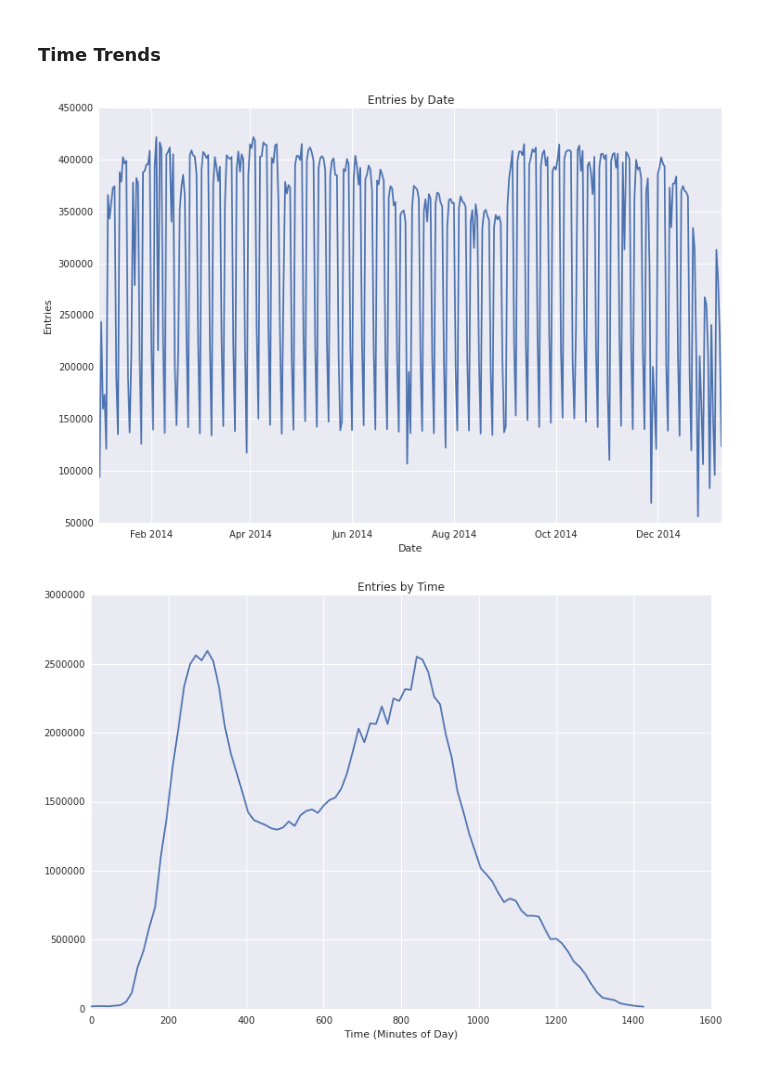
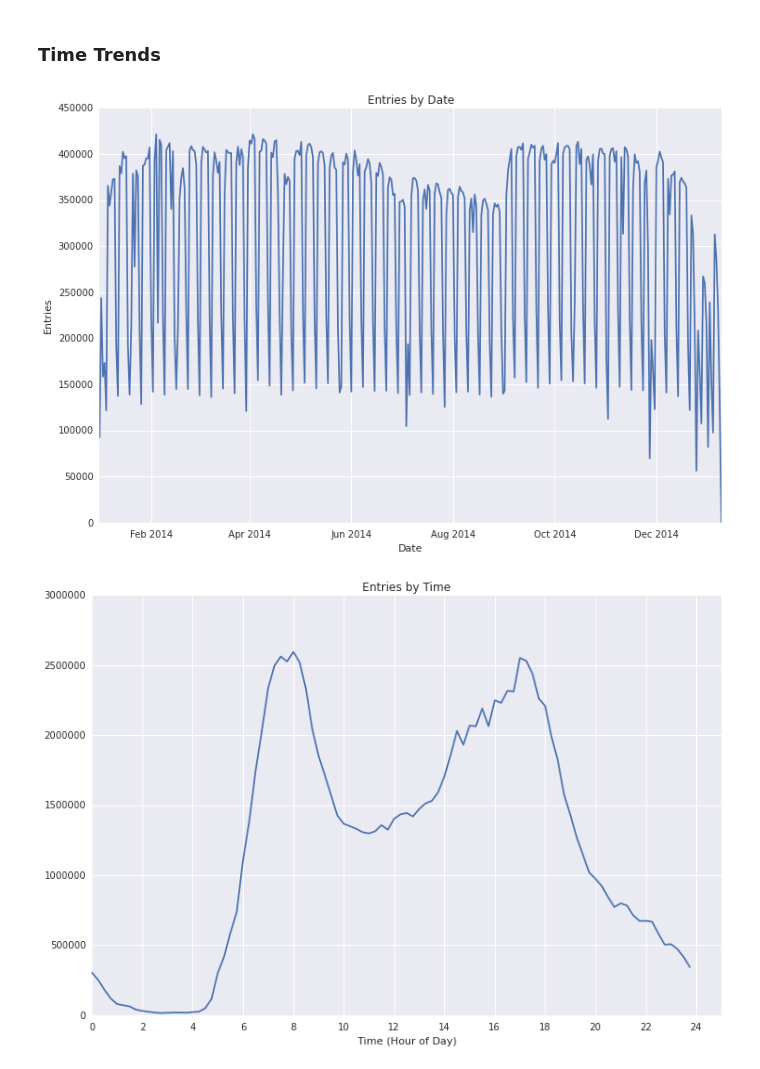
Before and after one commit to azampagl/harvard-capstone, a Jupyter notebook: src/exploration/FareBox_Profiling.ipynb, the cells around one changed output. Cells and saved outputs as stored; diff of their text form; code cells hidden in the pictures.

Commit message:
Fixed time manipulation to properly implement MBTA service date business logic

```diff
--- a/src/exploration/FareBox_Profiling.ipynb
+++ b/src/exploration/FareBox_Profiling.ipynb
@@ -89,15 +89,21 @@ As with GateCount, dates and times need to be processed. For the time being, pro
 # %%
 # Convert main date column.
 fare_box.servicedate = pd.to_datetime(fare_box.servicedate)
-# Convert service time to min 0. Nevermind: it's unclear how we should do this.
-# fare_box.servicetime = fare_box.servicetime-300
-# Convert service time to minutes.
-fare_box['servicetimeminutes'] = np.floor((fare_box.servicetime-300) / 100)*60 + np.mod(fare_box.servicetime,100)
+
+# Add a calendar date column.
+fare_box['calendardate'] = fare_box['servicedate']
+# Increment dates after midnight.
+fare_box.ix[fare_box['servicetime'] >= 2400,'calendardate'] = fare_box.ix[fare_box['servicetime'] >= 2400,'calendardate']+np.timedelta64(1,'D')
+
+# Add a calendar time minutes column and put on proper scale.
+fare_box['calendartimeminutes'] = (np.floor((fare_box.servicetime) / 100)*60 + np.mod(fare_box.servicetime,100)) % (24.*60.)
+# Convert to hours as well.
+fare_box['calendartimehours'] = fare_box['calendartimeminutes'].astype(np.float) / 60
 
 # Populate our dedicated datetime column with converted servicedate values.
-fare_box['servicedatetime'] = fare_box.servicedate
+fare_box['calendardatetime'] = fare_box.calendardate
 # Add the timedeltas.
-fare_box['servicedatetime'] += np.array(fare_box.servicetimeminutes, dtype='timedelta64[m]')
+fare_box['calendardatetime'] += np.array(fare_box.calendartimeminutes, dtype='timedelta64[m]')
 # %%
 # Show head to make sure we have what we're looking for.
 fare_box.head()
@@ -132,13 +138,13 @@ Not too surprising: huge advantage for Charlie Cards and tickets vs. cash.
 # Store several convenient distributions.
 
 # Date.
-fare_box_by_date = fare_box[['servicedate','charlie','cash']].groupby('servicedate').agg(np.sum)
+fare_box_by_date = fare_box[['calendardate','charlie','cash']].groupby('calendardate').agg(np.sum)
 
 # Signcode-date.
-fare_box_by_location_date = fare_box[['signcodeid','servicedate','charlie','cash']].groupby(['signcodeid','servicedate']).agg(np.sum)
+fare_box_by_location_date = fare_box[['signcodeid','calendardate','charlie','cash']].groupby(['signcodeid','calendardate']).agg(np.sum)
 
 # Time.
-fare_box_by_time = fare_box[['servicetimeminutes','charlie','cash']].groupby('servicetimeminutes').agg(np.sum)
+fare_box_by_time = fare_box[['calendartimehours','charlie','cash']].groupby('calendartimehours').agg(np.sum)
 # %%
 # Plot distribution of entries.
 plt.figure(figsize=(10,6))
@@ -169,13 +175,14 @@ plt.title('Entries by Date')
 plt.xlabel('Date') ; plt.ylabel('Entries')
 plt.show()
 # %% [output]
-[figure, old version]
+[figure, new version]
 # %%
 # Plot entries, exits by time. Very rough plot (only using minutes of day).
 plt.figure(figsize=(12,8))
 plt.plot(fare_box_by_time.index, fare_box_by_time.charlie+fare_box_by_time.cash)
 plt.title('Entries by Time')
-plt.xlabel('Time (Minutes of Day)')
+plt.xlabel('Time (Hour of Day)')
+plt.xticks(np.arange(0,25,2))
 plt.show()
 # %% [output]
-[figure, old version]
+[figure, new version]
```
Also changed, not shown: parts of 2 cells of this notebook.
